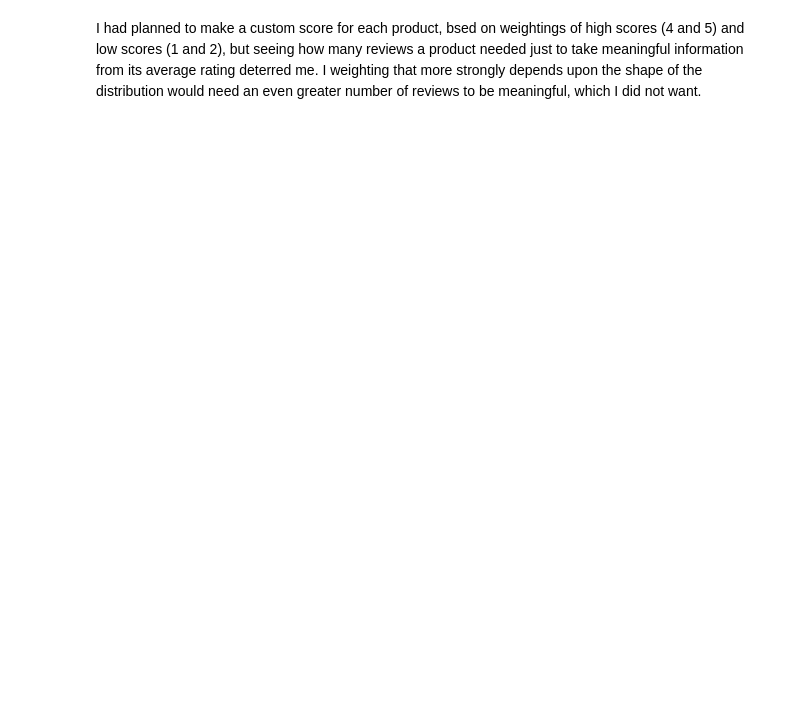
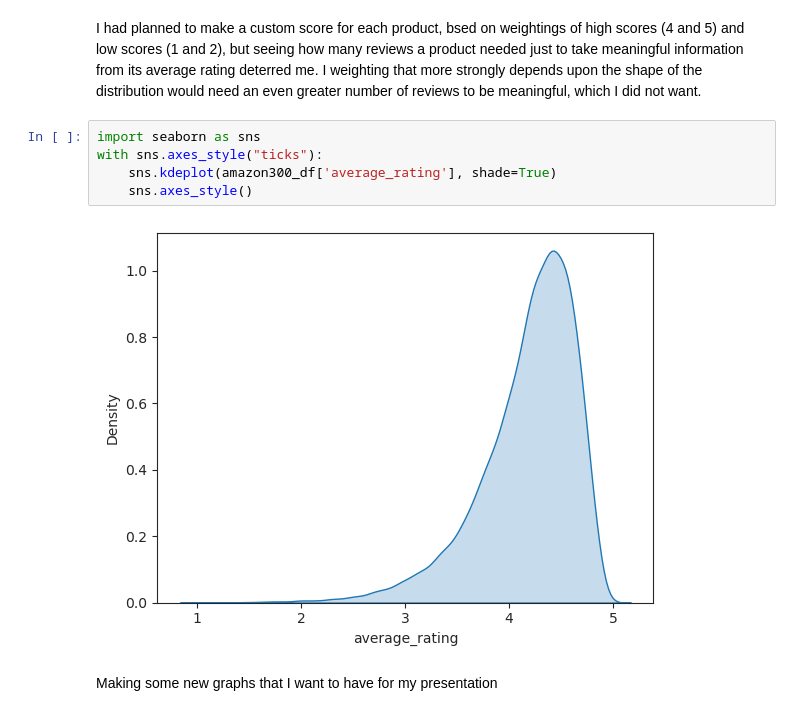
Before and after one commit to RyanBur/Python_Project, a Jupyter notebook: amazon_data_analysis.ipynb, the cells around one changed output. Cells and saved outputs as stored; diff of their text form; blank space fills up the shorter version.

```diff
--- a/amazon_data_analysis.ipynb
+++ b/amazon_data_analysis.ipynb
@@ -330,2 +334,11 @@ plt.bar(x=cum_freq_table['star_rating'], height=cum_freq_table['cumulative_frequ
 # %% [markdown]
 I had planned to make a custom score for each product, bsed on weightings of high scores (4 and 5) and low scores (1 and 2), but seeing how many reviews a product needed just to take meaningful information from its average rating deterred me. I weighting that more strongly depends upon the shape of the distribution would need an even greater number of reviews to be meaningful, which I did not want.
+# %%
+import seaborn as sns
+with sns.axes_style("ticks"):
+    sns.kdeplot(amazon300_df['average_rating'], shade=True)
+    sns.axes_style()
+# %% [output]
+[figure, added]
+# %% [markdown]
+Making some new graphs that I want to have for my presentation
```
Also changed, not shown: parts of 6 cells of this notebook, 1 other file.
